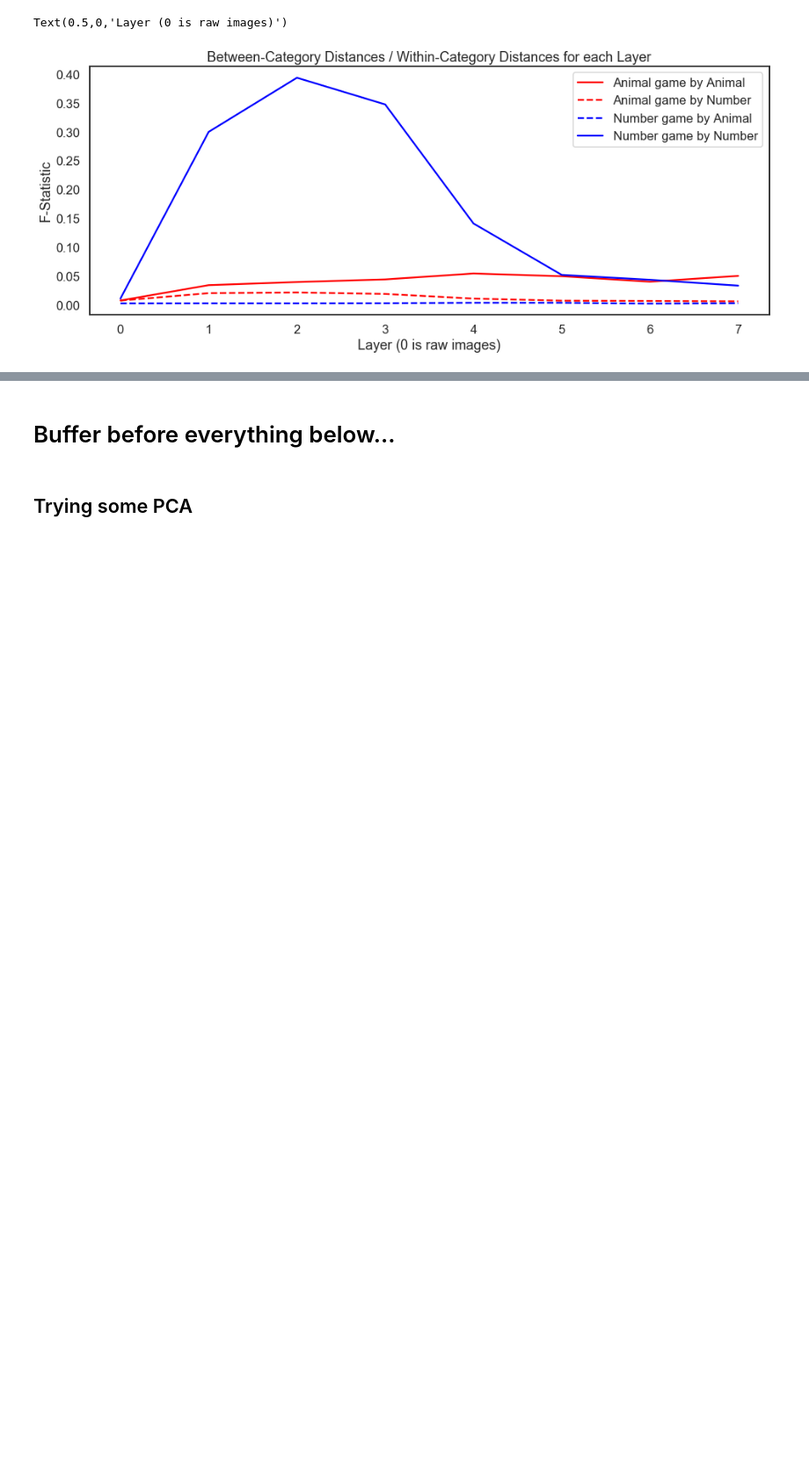
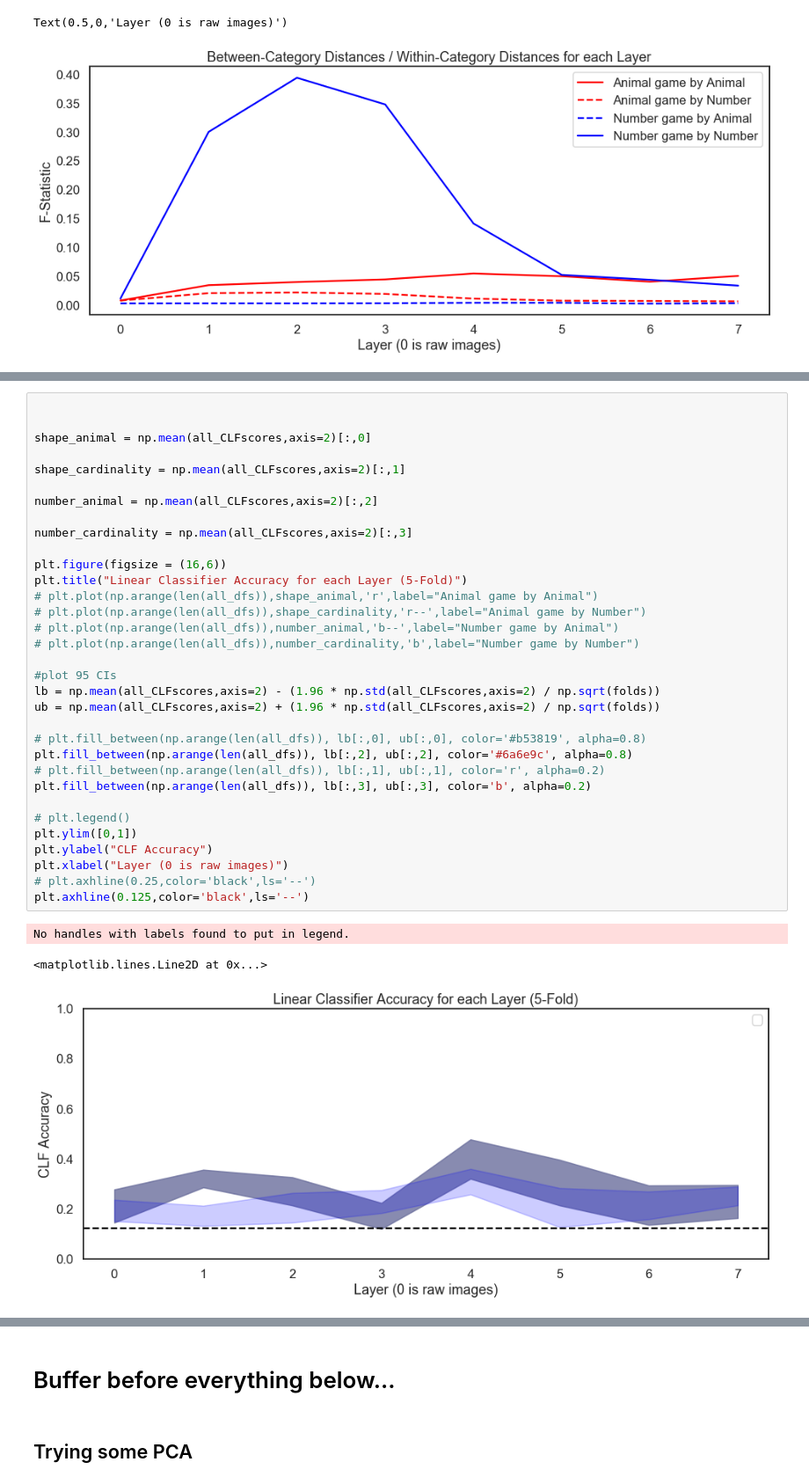
Before and after one commit to cogtoolslab/improvised_numerals, a Jupyter notebook: analysis/iternum_feature_analysis.ipynb, the cells around one changed output, grey strips where cells are left out. Shown at 88% size. Saved outputs shown, nothing was run; the diff lists cells and outputs as text; blank space fills up the shorter version.

```diff
--- a/analysis/iternum_feature_analysis.ipynb
+++ b/analysis/iternum_feature_analysis.ipynb
@@ -286,0 +530,37 @@ Text(0.5,0,'Layer (0 is raw images)')
+# %%
+
+
+shape_animal = np.mean(all_CLFscores,axis=2)[:,0]
+
+shape_cardinality = np.mean(all_CLFscores,axis=2)[:,1]
+
+number_animal = np.mean(all_CLFscores,axis=2)[:,2]
+
+number_cardinality = np.mean(all_CLFscores,axis=2)[:,3]
+
+plt.figure(figsize = (16,6))
+plt.title("Linear Classifier Accuracy for each Layer (5-Fold)")
+# plt.plot(np.arange(len(all_dfs)),shape_animal,'r',label="Animal game by Animal")
+# plt.plot(np.arange(len(all_dfs)),shape_cardinality,'r--',label="Animal game by Number")
+# plt.plot(np.arange(len(all_dfs)),number_animal,'b--',label="Number game by Animal")
+# plt.plot(np.arange(len(all_dfs)),number_cardinality,'b',label="Number game by Number")
+
+#plot 95 CIs
+lb = np.mean(all_CLFscores,axis=2) - (1.96 * np.std(all_CLFscores,axis=2) / np.sqrt(folds))
+ub = np.mean(all_CLFscores,axis=2) + (1.96 * np.std(all_CLFscores,axis=2) / np.sqrt(folds))
+
+# plt.fill_between(np.arange(len(all_dfs)), lb[:,0], ub[:,0], color='#b53819', alpha=0.8)
+plt.fill_between(np.arange(len(all_dfs)), lb[:,2], ub[:,2], color='#6a6e9c', alpha=0.8)
+# plt.fill_between(np.arange(len(all_dfs)), lb[:,1], ub[:,1], color='r', alpha=0.2)
+plt.fill_between(np.arange(len(all_dfs)), lb[:,3], ub[:,3], color='b', alpha=0.2)
+
+# plt.legend()
+plt.ylim([0,1])
+plt.ylabel("CLF Accuracy")
+plt.xlabel("Layer (0 is raw images)")
+# plt.axhline(0.25,color='black',ls='--')
+plt.axhline(0.125,color='black',ls='--')
+# %% [output]
+No handles with labels found to put in legend.
+<matplotlib.lines.Line2D at 0x...>
+[figure, added]
```
Also changed, not shown: parts of 35 cells of this notebook, 4 other files.
